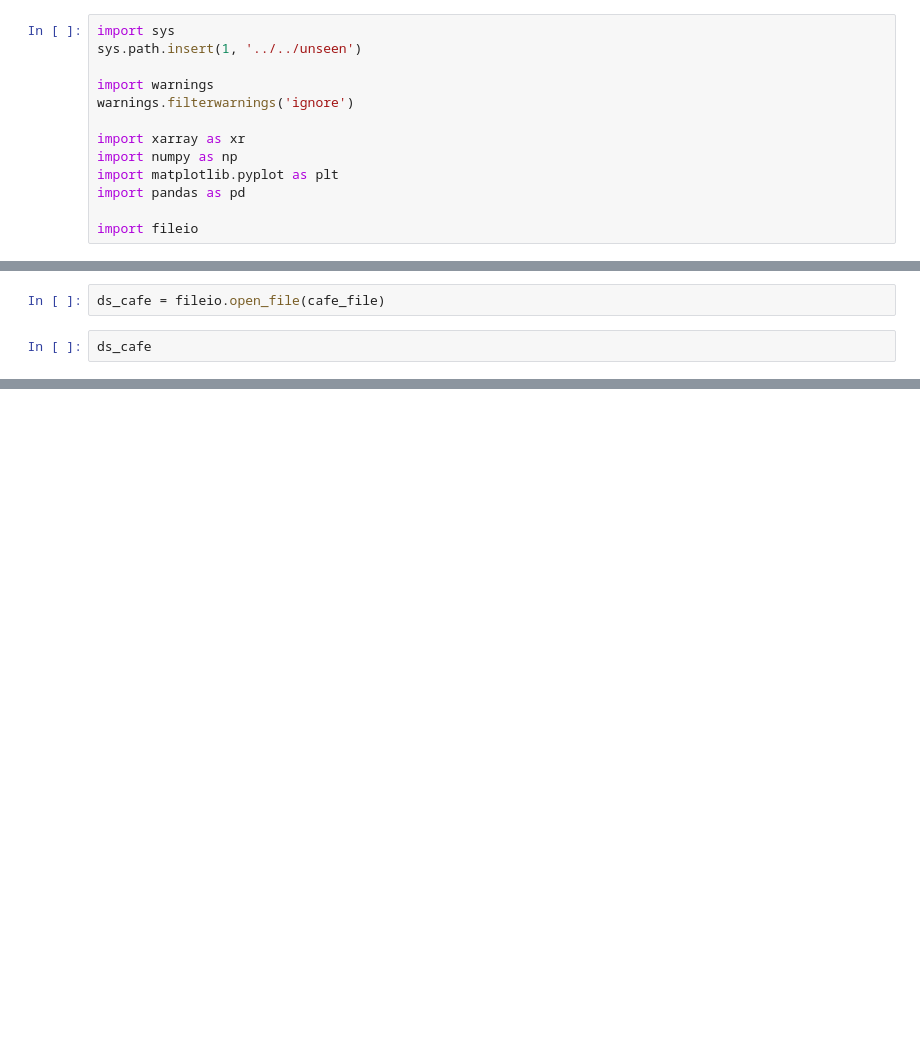
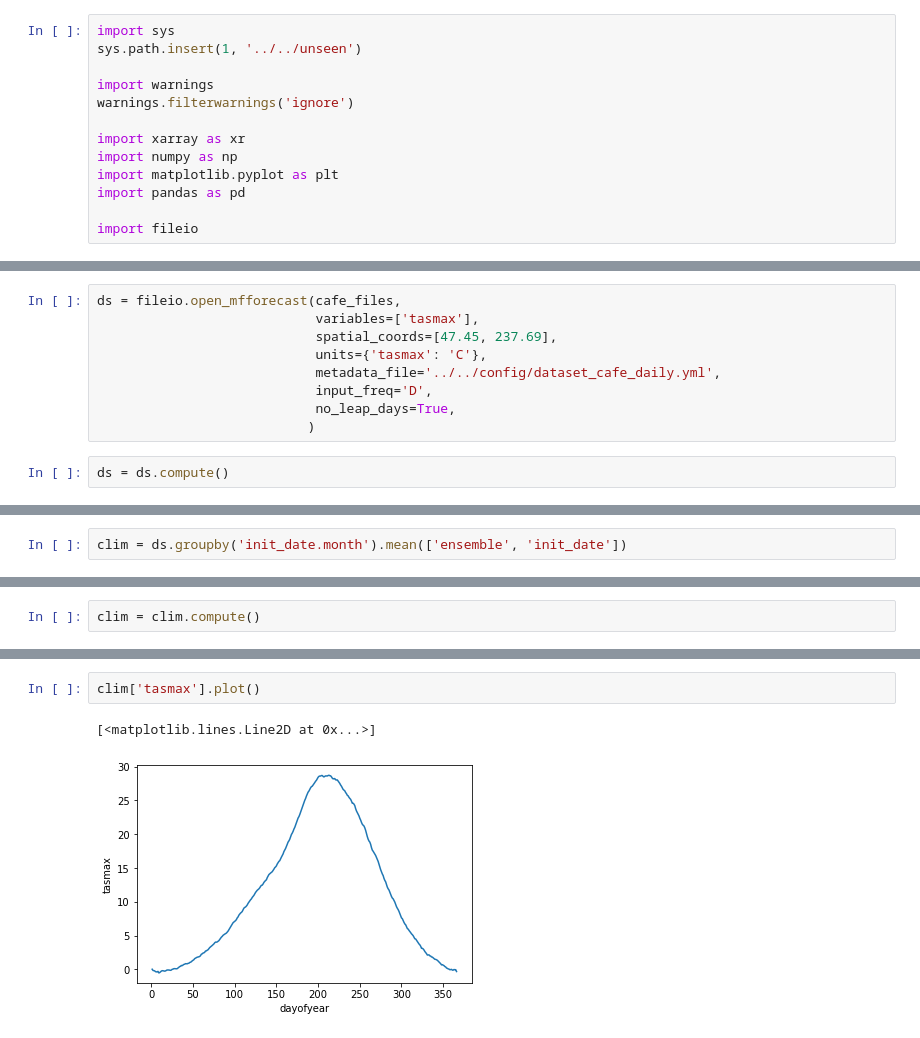
Before and after one commit to AusClimateService/unseen, a Jupyter notebook: projects/seatac/daily_bias_correction.ipynb, the cells around one changed output, grey strips where cells are left out. Saved outputs shown, nothing was run; the diff lists cells and outputs as text; blank space fills up the shorter version.

Commit message:
Figured out groupby for daily bias correction

```diff
--- a/projects/seatac/daily_bias_correction.ipynb
+++ b/projects/seatac/daily_bias_correction.ipynb
@@ -16,4 +19,11 @@ cafe_file = '/g/data/xv83/dbi599/seatac/data/tasmax_cafe-c5-d60-pX-f6_19950501-2
 # %%
-ds_cafe = fileio.open_file(cafe_file)
+ds = fileio.open_mfforecast(cafe_files,
+                            variables=['tasmax'],
+                            spatial_coords=[47.45, 237.69],
+                            units={'tasmax': 'C'},
+                            metadata_file='../../config/dataset_cafe_daily.yml',
+                            input_freq='D',
+                            no_leap_days=True,
+                           )
 # %%
-ds_cafe
+ds = ds.compute()
@@ -67,0 +48,2 @@ AccessOcean-AM2
+# %%
+clim = ds.groupby('init_date.month').mean(['ensemble', 'init_date'])
@@ -67,0 +186,2 @@ AccessOcean-AM2
+# %%
+clim = clim.compute()
@@ -67,0 +197,5 @@ AccessOcean-AM2
+# %%
+clim['tasmax'].plot()
+# %% [output]
+[<matplotlib.lines.Line2D at 0x...>]
+[figure, added]
```
Also changed, not shown: parts of 25 cells of this notebook.
